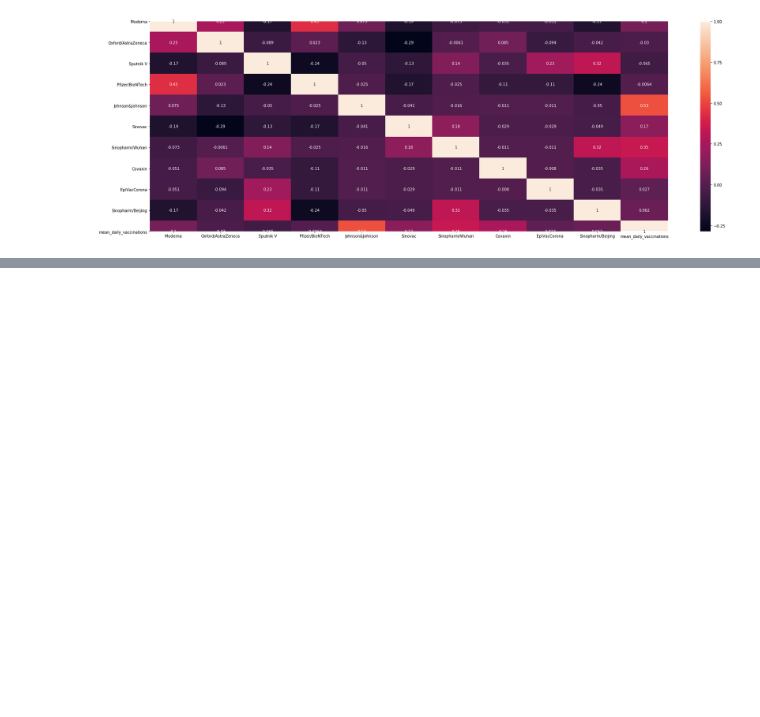
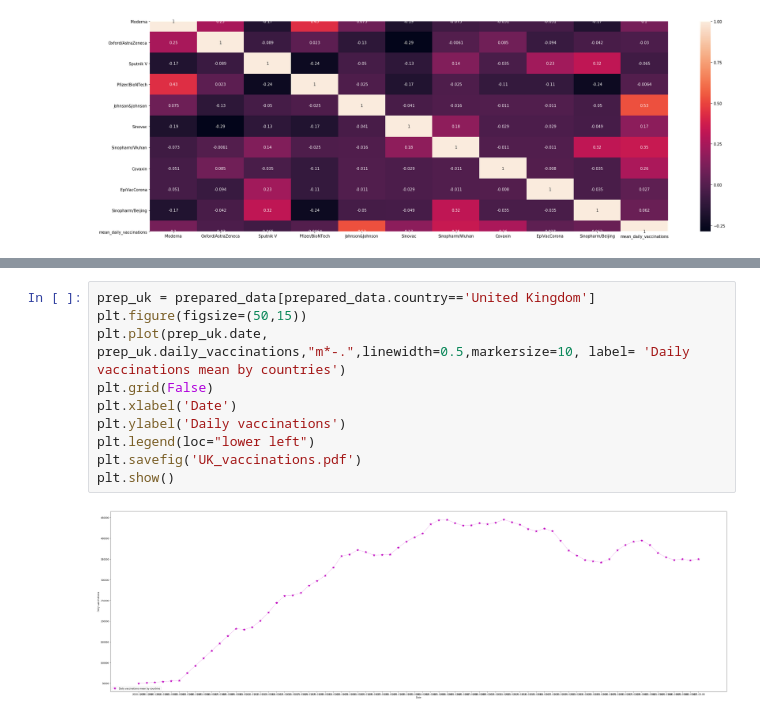
Before and after one commit to kamilaurbanczyk/covid_vaccinations_data_analysis, a Jupyter notebook: Covid vaccinations data analysis.ipynb, the cells around one changed output, grey strips where cells are left out. Saved outputs shown, nothing was run; the diff lists cells and outputs as text; blank space fills up the shorter version.

```diff
--- a/Covid vaccinations data analysis.ipynb
+++ b/Covid vaccinations data analysis.ipynb
@@ -410,0 +466,12 @@ plt.show()
+# %%
+prep_uk = prepared_data[prepared_data.country=='United Kingdom']
+plt.figure(figsize=(50,15))
+plt.plot(prep_uk.date, prep_uk.daily_vaccinations,"m*-.",linewidth=0.5,markersize=10, label= 'Daily vaccinations mean by countries')
+plt.grid(False)
+plt.xlabel('Date')
+plt.ylabel('Daily vaccinations')
+plt.legend(loc="lower left")
+plt.savefig('UK_vaccinations.pdf')
+plt.show()
+# %% [output]
+[figure, added]
```
Also changed, not shown: parts of 15 cells of this notebook, 5 other files.
